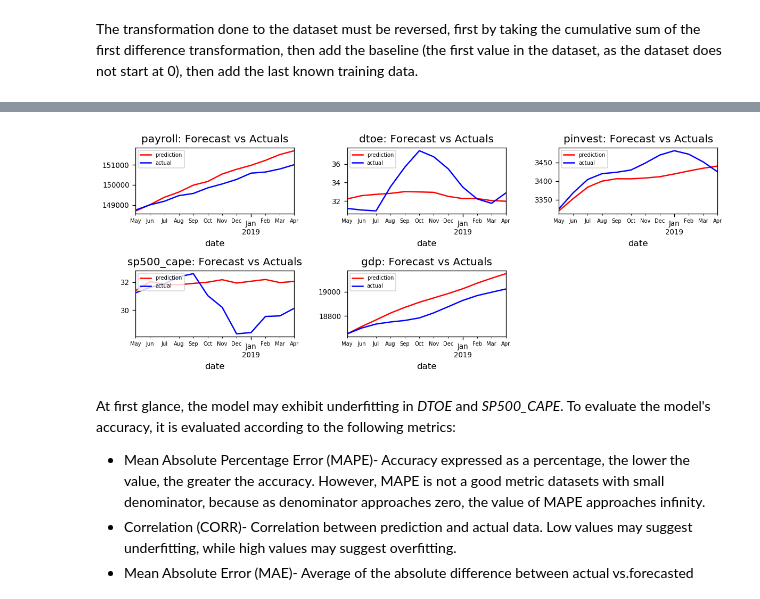
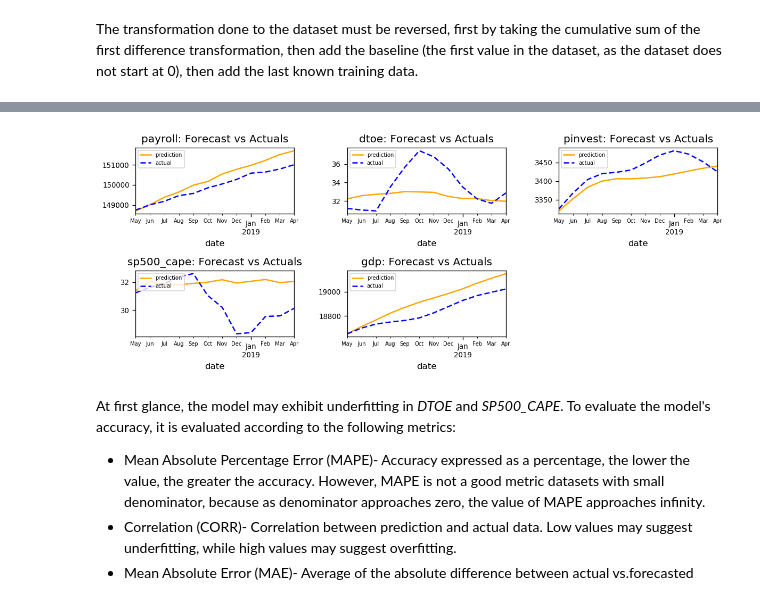
Before and after one commit to jiajunyuan/python-recession-forecaster, a Jupyter notebook: recession_forecaster.ipynb, the cells around one changed output, grey strips where cells are left out. Cells and saved outputs as stored; diff of their text form; code cells hidden in the pictures.

Commit message:
Graph cosmetic changes

```diff
--- a/recession_forecaster.ipynb
+++ b/recession_forecaster.ipynb
@@ -767,16 +734,16 @@ train_forecast_reverse
 # %%
 fig, axes = generate_subplots(train_forecast_reverse, row_wise=True)
 for i, (col,ax) in enumerate(zip(train_forecast_reverse.columns, axes.flatten())):
-    train_forecast_reverse[col].plot(color='red', label='prediction', legend=True, ax=ax).autoscale(axis='x',tight=True)
-    test[col].plot(color='blue', label='actual', legend=True, ax=ax);
+    train_forecast_reverse[col].plot(color='orange', label='prediction', legend=True, ax=ax).autoscale(axis='x',tight=True)
+    test[col].plot(color='blue', label='actual', legend=True, dashes=[4, 2], ax=ax);
     ax.set_title(col + ": Forecast vs Actuals")
     ax.tick_params(which='major', labelsize=8)
     ax.tick_params(which='minor', labelsize=6)
     ax.legend(loc='upper left', fontsize=6)
 
 plt.tight_layout();
 # %% [output]
-[figure, old version]
+[figure, new version]
 # %% [markdown]
 At first glance, the model may exhibit underfitting in *DTOE* and *SP500_CAPE*. To evaluate the model's accuracy, it is evaluated according to the following metrics:
 * Mean Absolute Percentage Error (MAPE)- Accuracy expressed as a percentage, the lower the value, the greater the accuracy. However, MAPE is not a good metric datasets with small denominator, because as denominator approaches zero, the value of MAPE approaches infinity.
```
Also changed, not shown: parts of 13 cells of this notebook, 1 other file.
